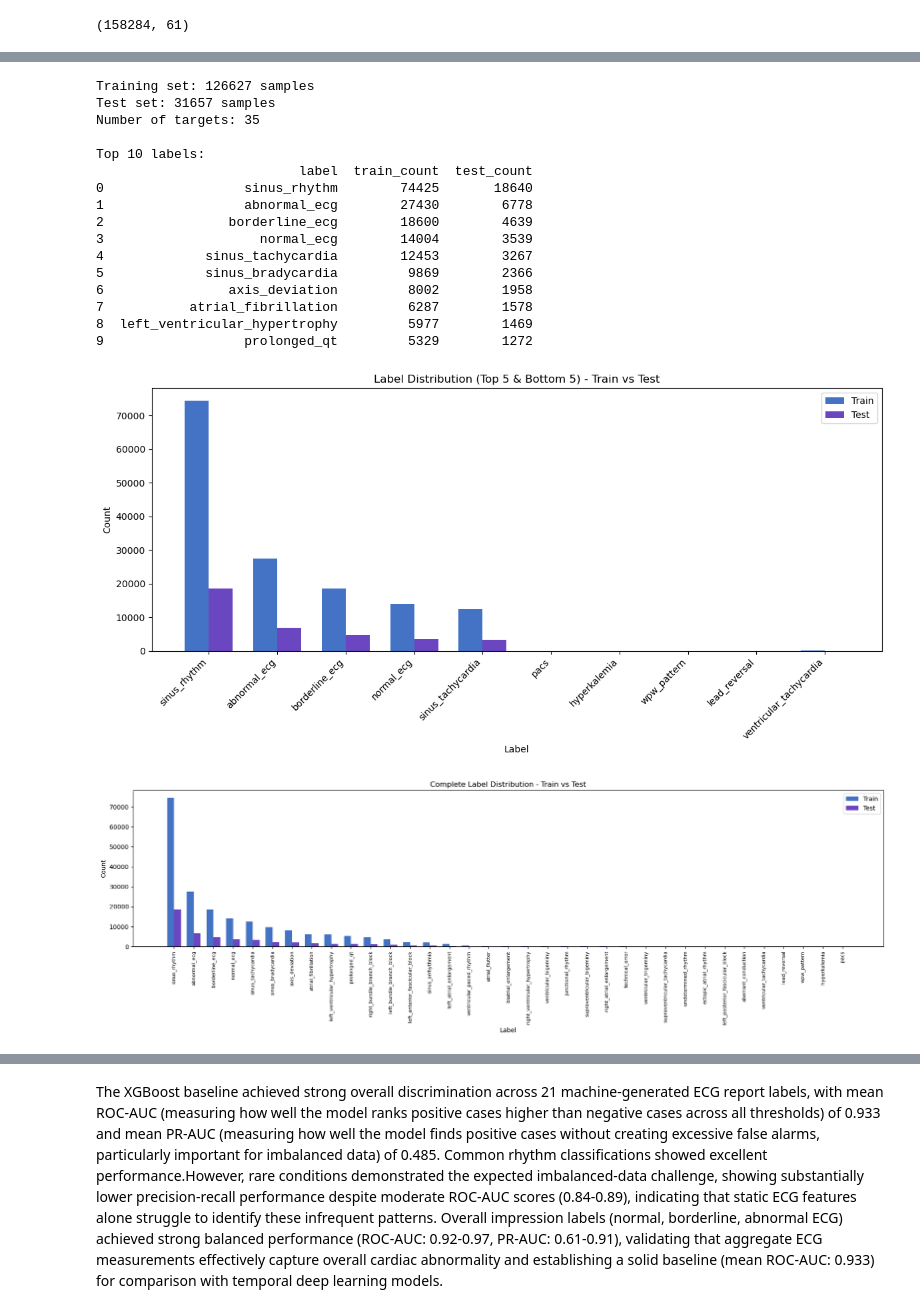
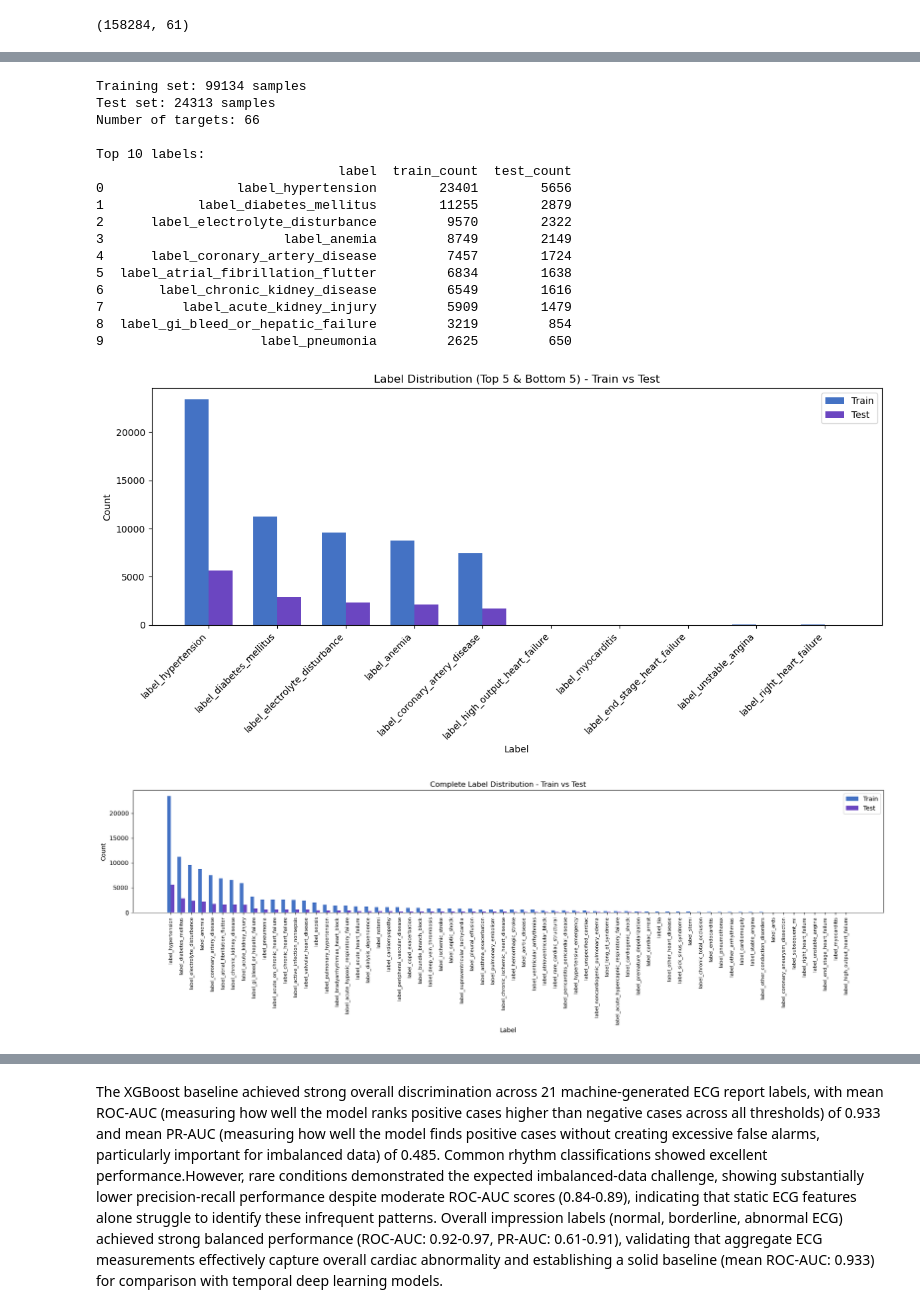
Before and after one commit to brandonng2/CardioTwin, a Jupyter notebook: notebooks/xgboost_baseline.ipynb, the cells around one changed output, grey strips where cells are left out. Saved outputs shown, nothing was run; the diff lists cells and outputs as text; code cells hidden in the pictures.

```diff
--- a/notebooks/xgboost_baseline.ipynb
+++ b/notebooks/xgboost_baseline.ipynb
@@ -194,0 +240,7 @@ Index(['subject_id', 'study_id', 'file_name', 'ecg_time', 'path', 'hadm_id',
+# %%
+# Forward fill vital sign columns grouped by subject_id and stay_id
+cols_to_fill = ['temperature', 'heartrate', 'resprate', 'o2sat', 'sbp', 'dbp']
+
+ed_vitals[cols_to_fill] = ed_vitals.groupby(['subject_id', 'stay_id'])[cols_to_fill].ffill()
+
+ed_vitals.head(5)
@@ -222,17 +354,20 @@ Number of machine report labels: 35
 # %%
 # Select relevant columns
-X = cleaned_ecg_data[ecg_feature_cols]
-y = cleaned_ecg_data[machine_report_cols]
+X = closest_vitals[ecg_feature_cols + vitals_feature_cols + demo_numeric + demo_categorical + unique_identifiers + machine_report_features]
+y = closest_vitals[diagnosis_features].astype(int)
 
 # Check target distributions
 print(f"\n{'='*70}")
 print("Target Label Distributions:")
 print(f"{'='*70}")
-for col in machine_report_cols:
+count = 0
+for col in diagnosis_features:
     n_pos = y[col].sum()
     pos_rate = y[col].mean()
-    if n_pos < 1500:
-        print(f"{col}: {int(n_pos)} cases ({pos_rate:.4%})")
+    if n_pos < 1000:
+        count += 1
+        print(f"{col}: {n_pos} cases ({pos_rate:.4%})")
+print(count)
 # %% [output]
 ======================================================================
 Target Label Distributions:
@@ -254,10 +412,29 @@ hyperkalemia: 4 cases (0.0025%)
 # %%
-# Train-test split (80/20 random split)
-X_train, X_test, y_train, y_test = train_test_split(
-    X, y,
+from sklearn.model_selection import GroupShuffleSplit
+
+gss = GroupShuffleSplit(
+    n_splits=1,
     test_size=0.2,
     random_state=42
 )
+
+train_idx, test_idx = next(
+    gss.split(X, y, groups=closest_vitals['subject_id'])
+)
+
+X_train, X_test = X.iloc[train_idx], X.iloc[test_idx]
+y_train, y_test = y.iloc[train_idx], y.iloc[test_idx]
+
+X_train = X_train.reset_index(drop=True)
+X_test = X_test.reset_index(drop=True)
+y_train = y_train.reset_index(drop=True)
+y_test = y_test.reset_index(drop=True)
+
+X_train_processed = pipeline.fit_transform(X_train)
+X_test_processed = pipeline.transform(X_test)
+
+# Align test columns with train (in case test is missing some categories)
+X_test_processed = X_test_processed.reindex(columns=X_train_processed.columns, fill_value=0)
 
 print(f"Training set: {X_train.shape[0]} samples")
 print(f"Test set: {X_test.shape[0]} samples")
@@ -303,47 +480,47 @@ plt.legend()
 plt.tight_layout()
 plt.show()
 
 # Plot all labels (train vs test)
 plt.figure(figsize=(18, 6))
 x = np.arange(len(label_df))
 width = 0.35
 
 plt.bar(x - width/2, label_df['train_count'], width,
         label='Train', color='#4472C4')
 plt.bar(x + width/2, label_df['test_count'], width,
         label='Test', color='#6B46C1')
 
 plt.xticks(x, label_df['label'], rotation=90, fontsize=8)
 plt.title("Complete Label Distribution - Train vs Test")
 plt.ylabel("Count")
 plt.xlabel("Label")
 plt.legend()
 plt.tight_layout()
 plt.show()
 
 # Verify split ratios
 print("\nTrain/Test split verification (first 5 labels):")
 for label in label_df['label'][:5]:
     train_pct = label_df[label_df['label'] == label]['train_count'].values[0] / label_df[label_df['label'] == label]['total_count'].values[0] * 100
     test_pct = label_df[label_df['label'] == label]['test_count'].values[0] / label_df[label_df['label'] == label]['total_count'].values[0] * 100
     print(f"{label}: Train={train_pct:.1f}%, Test={test_pct:.1f}%")
 # %% [output]
-Training set: 126627 samples
-Test set: 31657 samples
-Number of targets: 35
+Training set: 99134 samples
+Test set: 24313 samples
+Number of targets: 66
 
 Top 10 labels:
-                          label  train_count  test_count
-0                  sinus_rhythm        74425       18640
-1                  abnormal_ecg        27430        6778
-2                borderline_ecg        18600        4639
-3                    normal_ecg        14004        3539
-4             sinus_tachycardia        12453        3267
-5             sinus_bradycardia         9869        2366
-6                axis_deviation         8002        1958
-7           atrial_fibrillation         6287        1578
-8  left_ventricular_hypertrophy         5977        1469
-9                  prolonged_qt         5329        1272
+                               label  train_count  test_count
+0                 label_hypertension        23401        5656
+1            label_diabetes_mellitus        11255        2879
+2      label_electrolyte_disturbance         9570        2322
+3                       label_anemia         8749        2149
+4      label_coronary_artery_disease         7457        1724
+5  label_atrial_fibrillation_flutter         6834        1638
+6       label_chronic_kidney_disease         6549        1616
+7          label_acute_kidney_injury         5909        1479
+8  label_gi_bleed_or_hepatic_failure         3219         854
+9                    label_pneumonia         2625         650
-[figure, old version]
+[figure, new version]
-[figure, old version]
+[figure, new version]
 Train/Test split verification (first 5 labels):
```
Also changed, not shown: parts of 23 cells of this notebook, 2 other files.
